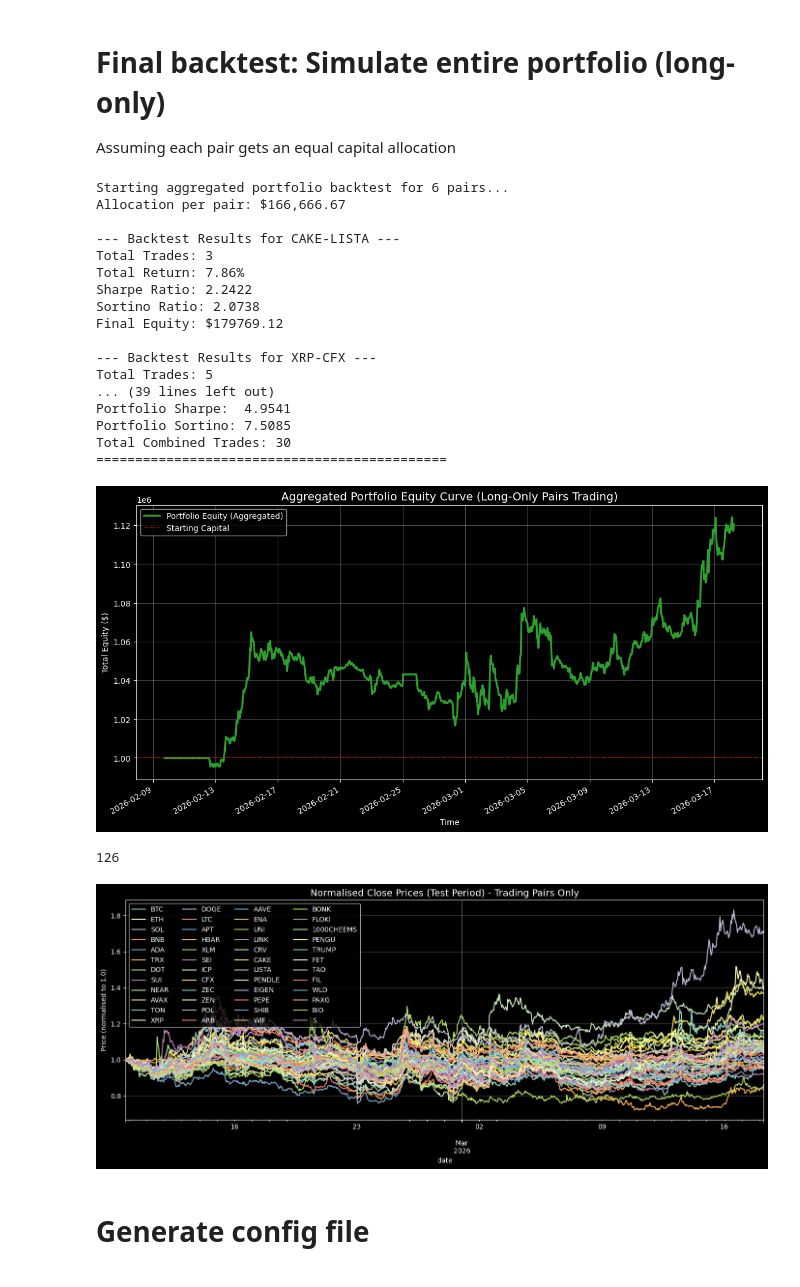
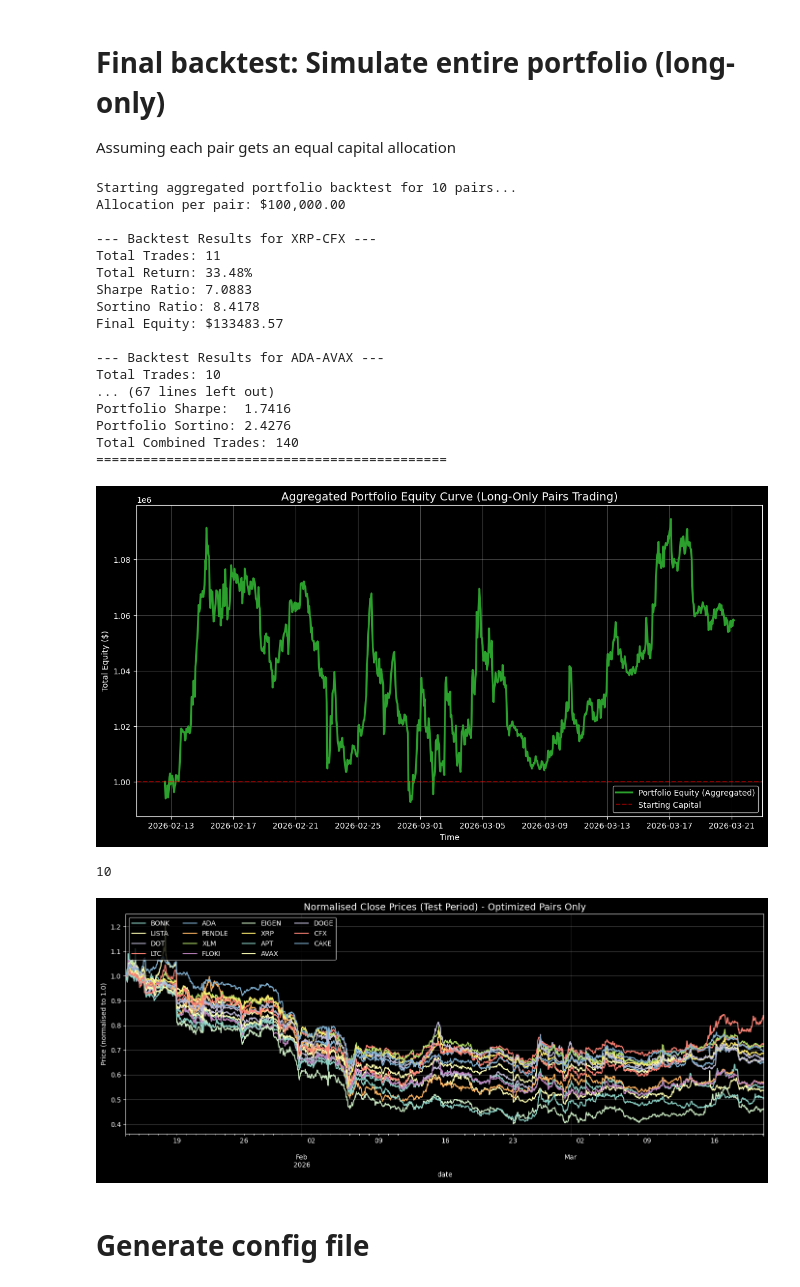
Before and after one commit to kea-S/comroom_capital_quant_trading_hackathon, a Jupyter notebook: research/pairs_trade_research.ipynb, the cells around one changed output. Drawn from its saved outputs; the diff is of its cells as text; code cells hidden in the pictures.

```diff
--- a/research/pairs_trade_research.ipynb
+++ b/research/pairs_trade_research.ipynb
@@ -558,12 +835,12 @@ for index, row in results_df.iterrows():
     if not gs_results.empty:
         best_row = gs_results.sort_values(by='sharpe_ratio', ascending=False).iloc[0]
 
-        # --- NEW FILTERING LOGIC ---
-        # If the best Sharpe is 0 or negative, we don't use this pair.
-        if best_row['sharpe_ratio'] <= 0:
-            print(f"!!! Skipping {pair_str}: Best Sharpe found was {best_row['sharpe_ratio']:.4f}. Not profitable.")
-            continue
-        # ---------------------------
+        # # --- NEW FILTERING LOGIC ---
+        # # If the best Sharpe is 0 or negative, we don't use this pair.
+        # if best_row['sharpe_ratio'] <= 0:
+        #     print(f"!!! Skipping {pair_str}: Best Sharpe found was {best_row['sharpe_ratio']:.4f}. Not profitable.")
+        #     continue
+        # # ---------------------------
 
         opt_z_entry = best_row['z_entry']
         opt_z_exit = best_row['z_exit']
@@ -597,5 +874,5 @@ for index, row in results_df.iterrows():
 # 4. FINAL CLEANUP: Remove any pairs from results_df that were skipped (remains as NaN)
 results_df = results_df.dropna(subset=['Optimized_z_entry']).reset_index(drop=True)
 
-print(f"\nOptimization complete. Kept {len(results_df)} pairs with a positive Sharpe ratio.")
+print(f"\nOptimization complete. Kept {len(results_df)} pairs.")
 # %% [output]
@@ -799,17 +1076,6 @@ import matplotlib.pyplot as plt
 plt.figure(figsize=(14, 7))
 plt.plot(portfolio_equity_df['total_equity'], label='Portfolio Equity (Aggregated)', color='#2ca02c', linewidth=2.5)
 plt.axhline(y=total_portfolio_capital, color='red', linestyle='--', alpha=0.5, label='Starting Capital')
-
-# --- DATE PRECISION FORMATTING ---
-# Set the format to 'Year-Month-Day' (you can add %H:%M for time)
-ax.xaxis.set_major_formatter(mdates.DateFormatter('%Y-%m-%d'))
-# Optional: Set tick frequency (e.g., a tick every 3 days)
-# If you don't set this, Matplotlib will try to guess, but this gives you control
-ax.xaxis.set_major_locator(mdates.DayLocator(interval=3))
-# Rotate labels to prevent overlapping
-plt.gcf().autofmt_xdate()
-# ---------------------------------
-
 plt.title('Aggregated Portfolio Equity Curve (Long-Only Pairs Trading)', fontsize=14)
 plt.ylabel('Total Equity ($)')
 plt.xlabel('Time')
@@ -817,49 +1083,51 @@ plt.legend()
 plt.grid(True, alpha=0.3)
 plt.show()
 # %% [output]
-Starting aggregated portfolio backtest for 6 pairs...
-Allocation per pair: $166,666.67
-
---- Backtest Results for CAKE-LISTA ---
-Total Trades: 3
-Total Return: 7.86%
-Sharpe Ratio: 2.2422
-Sortino Ratio: 2.0738
-Final Equity: $179769.12
+Starting aggregated portfolio backtest for 10 pairs...
+Allocation per pair: $100,000.00
 
 --- Backtest Results for XRP-CFX ---
-Total Trades: 5
-... (39 lines left out)
-Portfolio Sharpe:  4.9541
-Portfolio Sortino: 7.5085
-Total Combined Trades: 30
+Total Trades: 11
+Total Return: 33.48%
+Sharpe Ratio: 7.0883
+Sortino Ratio: 8.4178
+Final Equity: $133483.57
+
+--- Backtest Results for ADA-AVAX ---
+Total Trades: 10
+... (67 lines left out)
+Portfolio Sharpe:  1.7416
+Portfolio Sortino: 2.4276
+Total Combined Trades: 140
 =============================================
-[figure, old version]
+[figure, new version]
 # %%
-len(stitched_test_data) // 24
+len(results_df)
 # %% [output]
-126
+10
 # %%
 # Normalise all series to start at 1.0 for visual comparison
-normalised = test_close_prices / test_close_prices.iloc[0]
+normalised = stitched_test_data / stitched_test_data.iloc[0]
 
-trading_coins = list(set([coin for pair in robust_pairs[:10] for coin in pair]))
+# Extract all unique coins from the 'Pair' column in results_df
+trading_coins = list(set([coin for pair_str in results_df['Pair'] for coin in pair_str.split('-')]))
+
 # Ensure we only pick coins that actually exist in the dataframe columns
 trading_coins = [c for c in trading_coins if c in normalised.columns]
 filtered_normalised = normalised[trading_coins]
 
 # Plot the filtered data
 fig, ax = plt.subplots(figsize=(14, 6))
-normalised.plot(ax=ax, linewidth=1.5)
+filtered_normalised.plot(ax=ax, linewidth=1.5)
 
-ax.set_title(f"Normalised Close Prices (Test Period) - Trading Pairs Only", fontsize=14)
+ax.set_title(f"Normalised Close Prices (Test Period) - Optimized Pairs Only", fontsize=14)
 ax.set_ylabel("Price (normalised to 1.0)")
 ax.legend(loc="upper left", ncol=4)
 ax.grid(alpha=0.3)
 plt.tight_layout()
 plt.show()
 # %% [output]
-[figure, old version]
+[figure, new version]
 # %% [markdown]
 # Generate config file
 # %%
```
Also changed, not shown: parts of 15 cells of this notebook, 3 other files.
